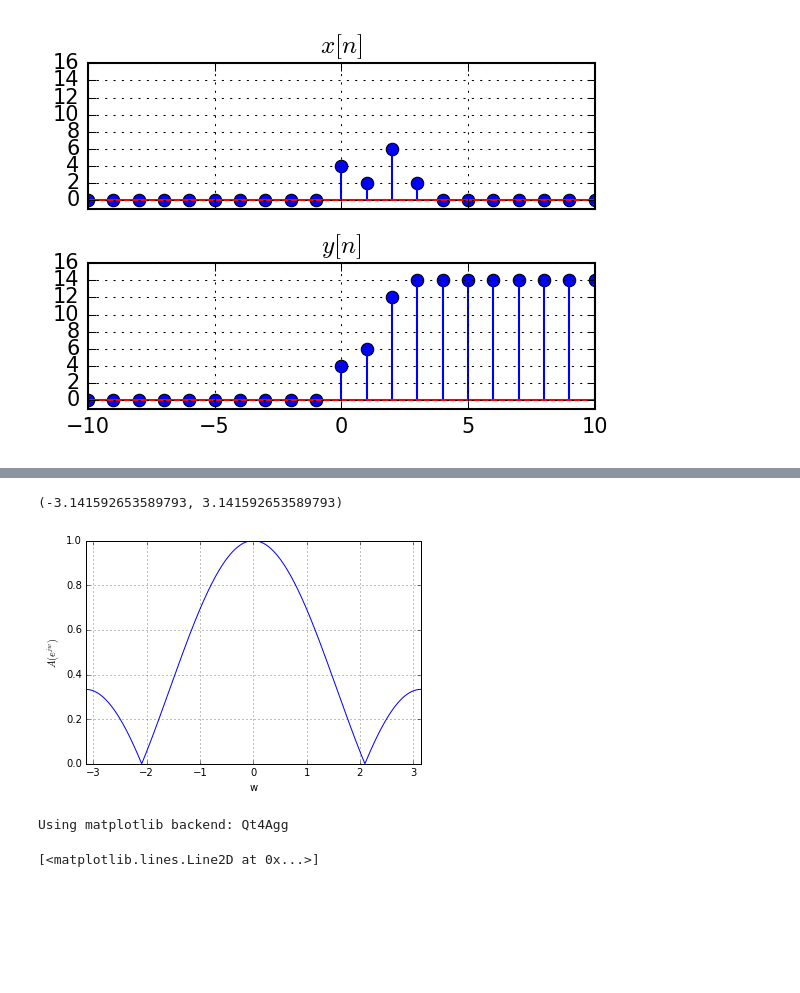
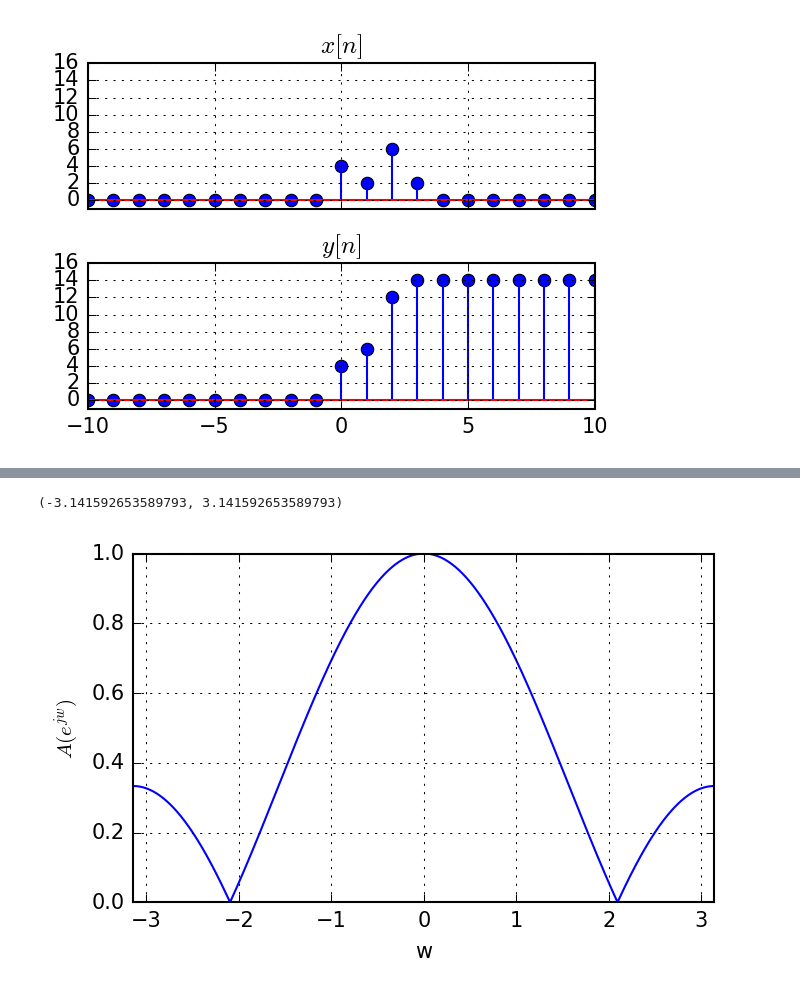
Before and after one commit to nikolaims/dsp19, a Jupyter notebook: lectures/lecture3.ipynb, the cells around one changed output, grey strips where cells are left out. Cells and saved outputs as stored; diff of their text form; code cells hidden in the pictures; blank space fills up the shorter version.

```diff
--- a/lectures/lecture3.ipynb
+++ b/lectures/lecture3.ipynb
@@ -269,24 +267,12 @@ $A(e^{jw}) = |H(e^{jw})| = \Big|\frac{1}{3} \frac{sin(3w/2)}{sin(w/2)}\Big|$
 # %%
 w = np.linspace(-np.pi, np.pi, 1000)
 H = np.abs(np.sin(w*3/2)/np.sin(w/2)/3)
 
+plt.figure(dpi=150, figsize=(5,3))
 plt.plot(w, H)
 plt.ylabel('$A(e^{jw})$')
 plt.xlabel('w')
 plt.xlim(-np.pi, np.pi)
 # %% [output]
 (-3.141592653589793, 3.141592653589793)
-[figure, old version]
+[figure, new version]
-# %%
-%matplotlib
-n = np.arange(-10000, 10000)
-x = signal.chirp((n+10000)/1000, 0.001, 100, 1000)
-
-
-plt.plot(n, x)
-
-h = (n-1==0).astype(int)/3 + (n==0).astype(int)/3 + (n+1==0).astype(int)/3
-plt.plot(n, np.convolve(x, h, 'same'))
-# %% [output]
-Using matplotlib backend: Qt4Agg
-[<matplotlib.lines.Line2D at 0x...>]
```
Also changed, not shown: parts of 3 cells of this notebook.
